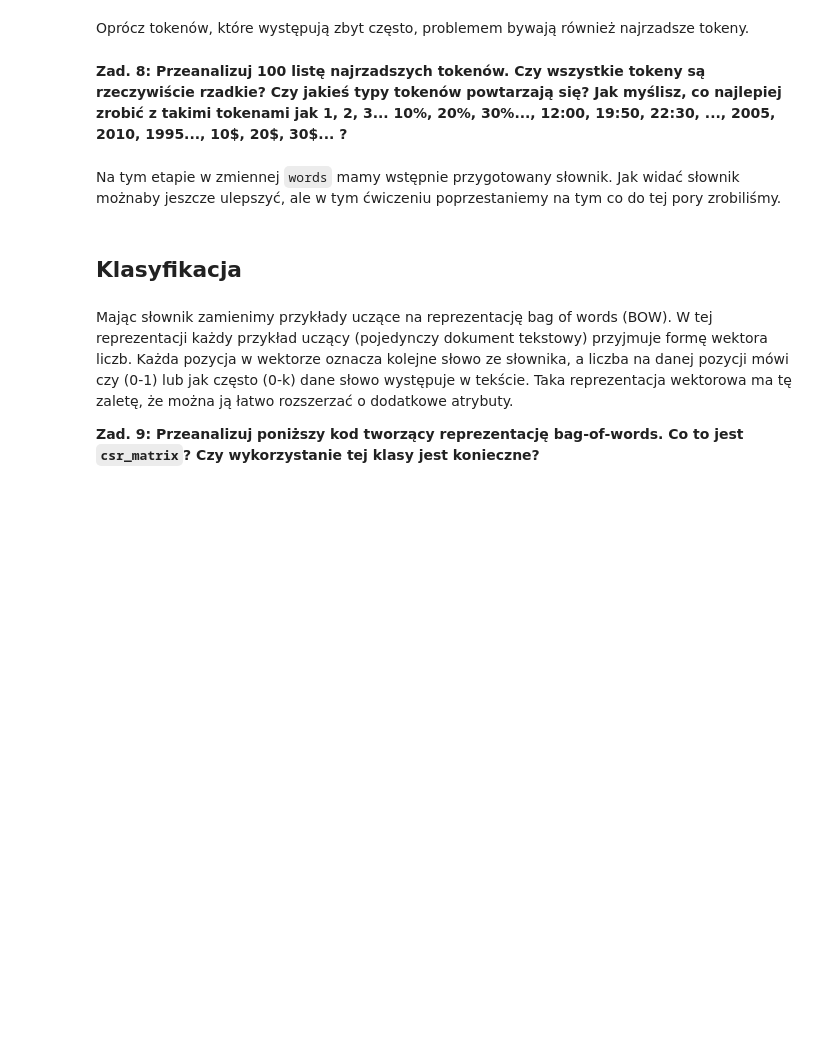
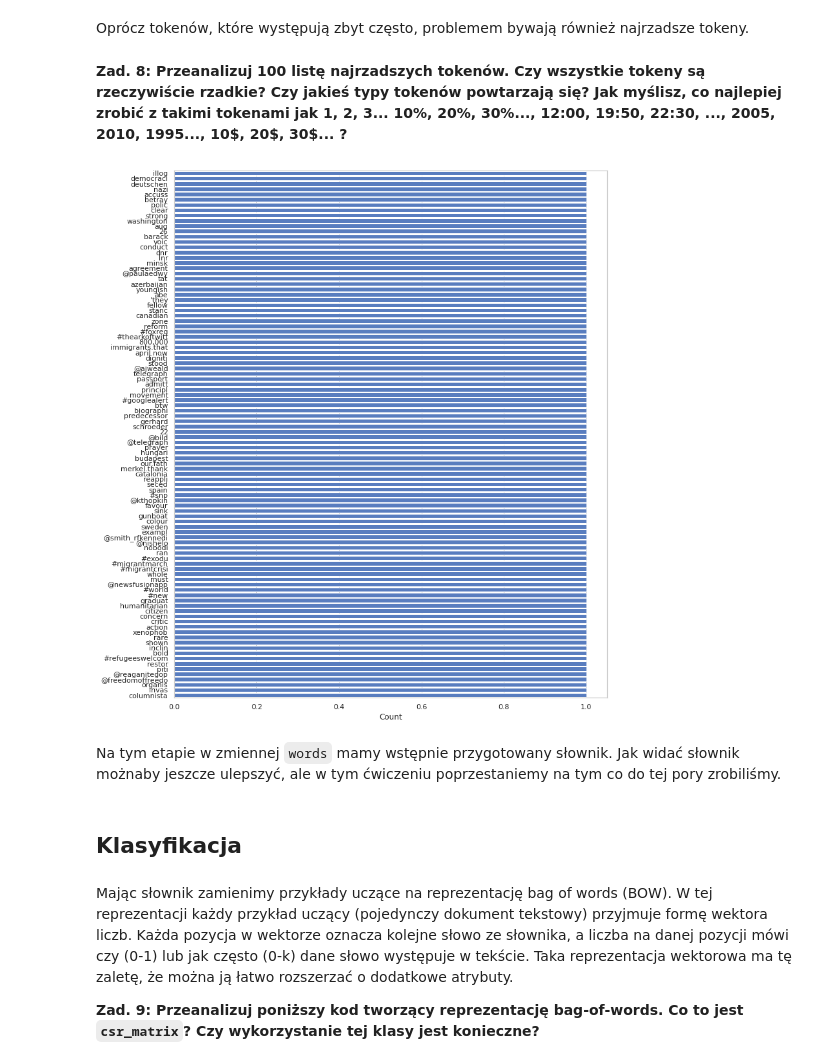
Before and after one commit to sleter/EMD_public, a Jupyter notebook: Zadanie 7/NltkBasics.ipynb, the cells around one changed output. Saved outputs shown, nothing was run; the diff lists cells and outputs as text; code cells hidden in the pictures; blank space fills up the shorter version.

```diff
--- a/Zadanie 7/NltkBasics.ipynb
+++ b/Zadanie 7/NltkBasics.ipynb
@@ -179,6 +266,16 @@ stopwords = ["a", "about", "after", "all", "am", "an", "and", "any", "are", "as"
 Oprócz tokenów, które występują zbyt często, problemem bywają również najrzadsze tokeny.
 # %% [markdown]
 **Zad. 8: Przeanalizuj 100 listę najrzadszych tokenów. Czy wszystkie tokeny są rzeczywiście rzadkie? Czy jakieś typy tokenów powtarzają się? Jak myślisz, co najlepiej zrobić z takimi tokenami jak 1, 2, 3... 10%, 20%, 30%..., 12:00, 19:50, 22:30, ..., 2005, 2010, 1995..., 10\$, 20\$, 30\$... ?**
+# %%
+show_histogram(words.most_common()[-100:])
+
+# 100 najrzadziej występujących tokenów pojawia się tylko raz w zbiorze danych.
+# Bardzo często są to np. odnośniki do nazw użytkowników portalu Twitter.
+# Niektóre tokeny wydają się jakby nie powinny być żadkie np. betray, strong, washington.
+# Nie widzę, zeby tokeny się powtarzały, ale zbliżone słowa można by jeszcze bardziej ujednolicić.
+# Uważam, także że nie warto usuwać tokenów liczbowych bo nadal mogą zawierać wiele informacji.
+# %% [output]
+[figure, added]
 # %% [markdown]
 Na tym etapie w zmiennej `words` mamy wstępnie przygotowany słownik. Jak widać słownik możnaby jeszcze ulepszyć, ale w tym ćwiczeniu poprzestaniemy na tym co do tej pory zrobiliśmy.
 # %% [markdown]
```
Also changed, not shown: parts of 16 cells of this notebook.
